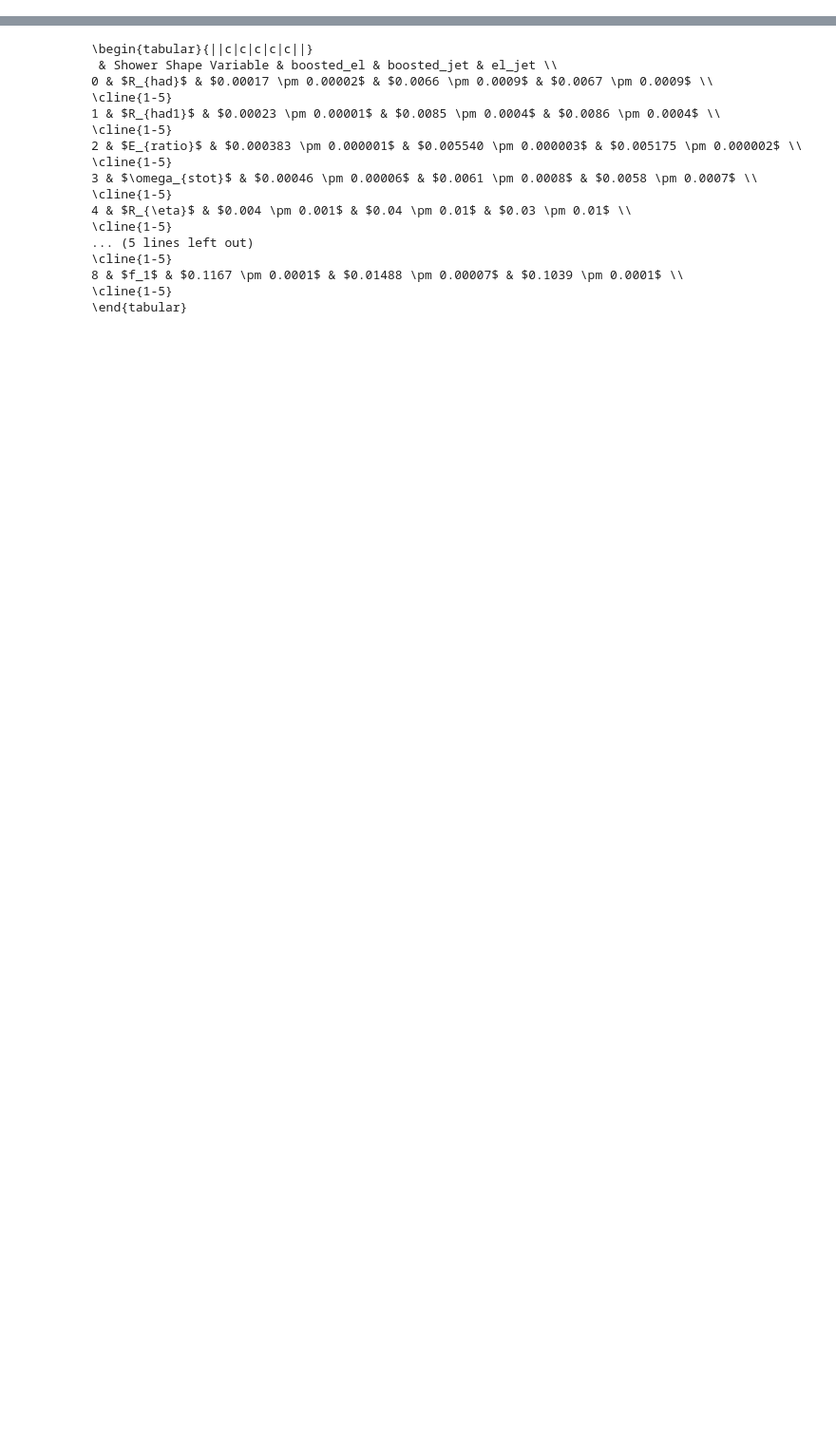
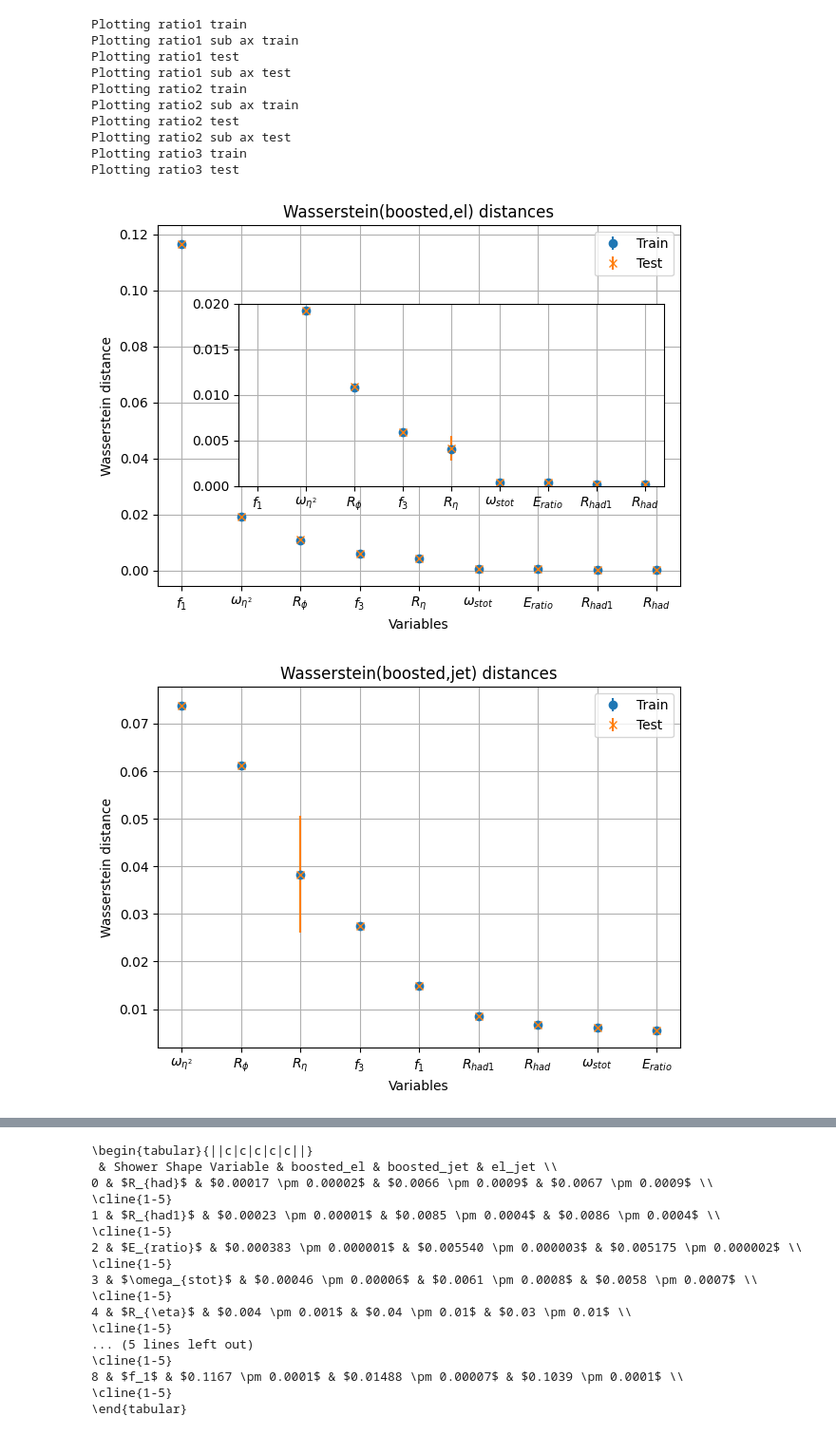
Before and after one commit to lucasbanunes/ringer, a Jupyter notebook: wasserstein_selection.ipynb, the cells around one changed output, grey strips where cells are left out. Shown at 95% size. Drawn from its saved outputs; the diff is of its cells as text; code cells hidden in the pictures; blank space fills up the shorter version.

Commit message:
Added plotting to wasserstein_selection.ipynb

```diff
--- a/wasserstein_selection.ipynb
+++ b/wasserstein_selection.ipynb
@@ -2,8 +2,12 @@
 import os
 import numpy as np
 import pandas as pd
+import matplotlib.pyplot as plt
+import seaborn as sns
+from collections import defaultdict
 from ringer.utils import significant_around, get_number_order
 from ringer.data import load_var_infos
 from ringer.latex import confidence_region_df_as_latex
+DATASET_TYPES = ["train", "test"]
 # %%
 ratios = {
@@ -107,0 +102,60 @@ train_wass_confidence
+# %%
+sub_ax_kwargs = defaultdict(lambda: None)
+sub_ax_kwargs["boosted_el"] = dict(pos=[0.25, 0.35, 0.7, 0.4], ylim=(0,0.02))
+sub_ax_kwargs["ratio1_extra"] = dict(pos=[0.25, 0.35, 0.7, 0.4], ylim=(0,0.4))
+sub_ax_kwargs["ratio1"] = dict(pos=[0.25, 0.35, 0.7, 0.4], ylim=(0,0.3))
+sub_ax_kwargs["ratio2"] = dict(pos=[0.2, 0.2, 0.7, 0.4], ylim=(0.95,1))
+plots = dict()
+for metric in description_df["metric"].unique():
+    is_distance = not metric.startswith("ratio")
+    plots[metric] = plt.subplots()
+    fig, ax = plots[metric]
+    ax.grid()
+    if sub_ax_kwargs[metric]:
+        sub_ax = fig.add_axes(sub_ax_kwargs[metric]["pos"])
+        sub_ax.grid()
+    for i , dataset_type in enumerate(DATASET_TYPES):
+        print(f"Plotting {metric} {dataset_type}")
+
+        dataset_regex = f"fold_[0-9]+_{dataset_type}"
+        is_test = dataset_type == "test"
+        marker = "x" if is_test else "o"
+        color = f"C{i}"
+        label = dataset_type.capitalize()
+        xlabel = "Variables"
+
+        if is_distance:
+            metric_label = metric.replace("_", ",")
+            title = f"Wasserstein({metric_label}) distances"
+            ylabel = "Wasserstein distance"
+        else:
+            title = ratios_labels[metric]
+            ylabel = None
+
+        is_test = dataset_type == "test"
+        is_type = description_df["dataset_type"] == dataset_type
+        # is_metric = description_df["metric"] == metric
+        is_mean = description_df["agg_metric"] == "mean"
+        is_std = description_df["agg_metric"] == "std"
+        valid_sample = is_type # & is_metric
+        plot_df = description_df.loc[valid_sample & (is_mean | is_std)]
+        plot_df = plot_df.pivot(index="var",
+                                values="value",
+                                columns=["metric", "agg_metric"])
+        plot_df = plot_df.rename(var_infos["label"], axis=0)
+        plot_df = plot_df.sort_values(by=(metric, "mean"), ascending=False)
+        ax.errorbar(plot_df.index, plot_df[(metric, "mean")],
+                    yerr=plot_df[(metric, "std")],
+                    fmt=marker, color=color,
+                    label=label)
+        ax.set(title=title, xlabel=xlabel, ylabel=ylabel)
+
+        if sub_ax_kwargs[metric]:
+            print(f"Plotting {metric} sub ax {dataset_type}")
+            sub_ax.errorbar(plot_df.index, plot_df[(metric, "mean")],
+                            yerr=plot_df[(metric, "std")],
+                            fmt=marker, color=color)
+            sub_ax.set(ylim=sub_ax_kwargs[metric]["ylim"])
+    ax.legend()
+    fig.tight_layout()
+# %% [output]
@@ -107,0 +170,12 @@ train_wass_confidence
+Plotting ratio1 train
+Plotting ratio1 sub ax train
+Plotting ratio1 test
+Plotting ratio1 sub ax test
+Plotting ratio2 train
+Plotting ratio2 sub ax train
+Plotting ratio2 test
+Plotting ratio2 sub ax test
+Plotting ratio3 train
+Plotting ratio3 test
+[figure, added]
+[figure, added]
```
Also changed, not shown: parts of 9 cells of this notebook, 3 other files.
